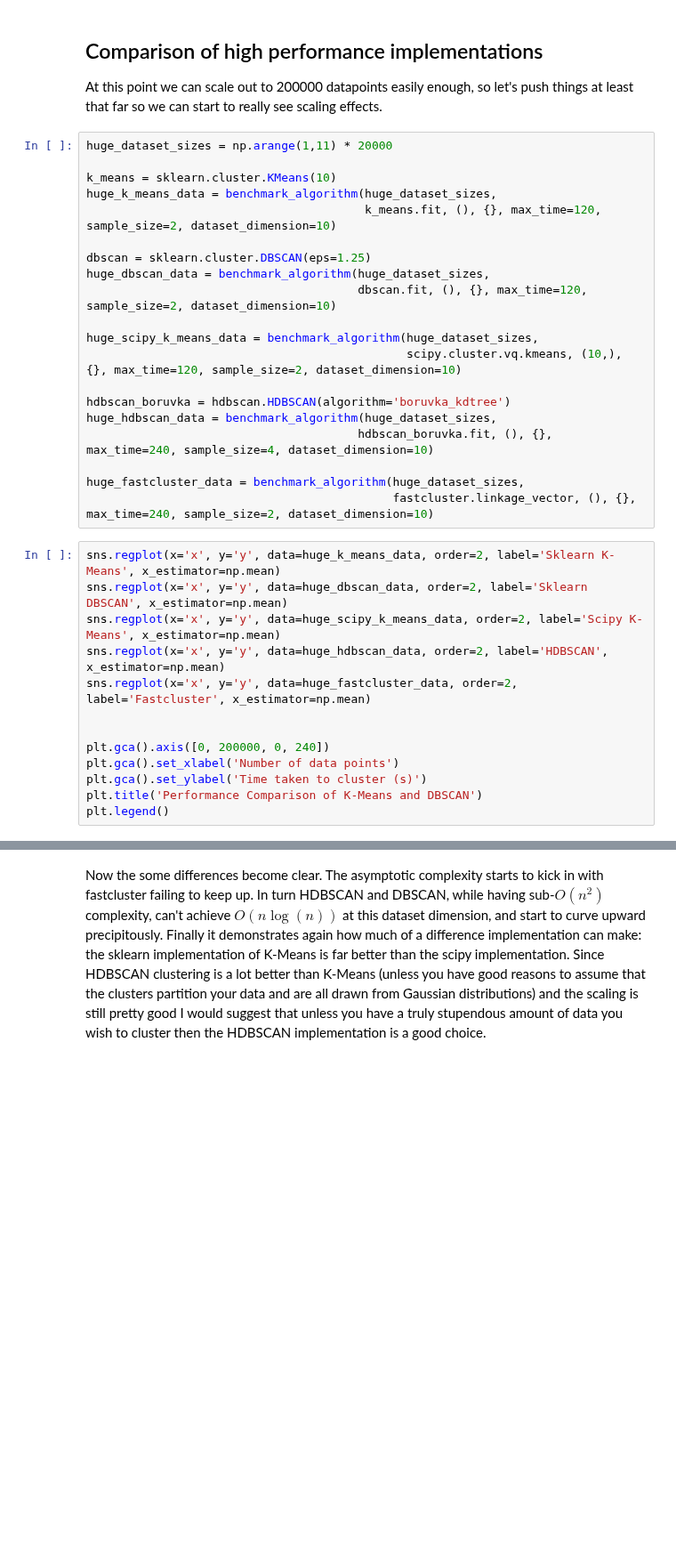
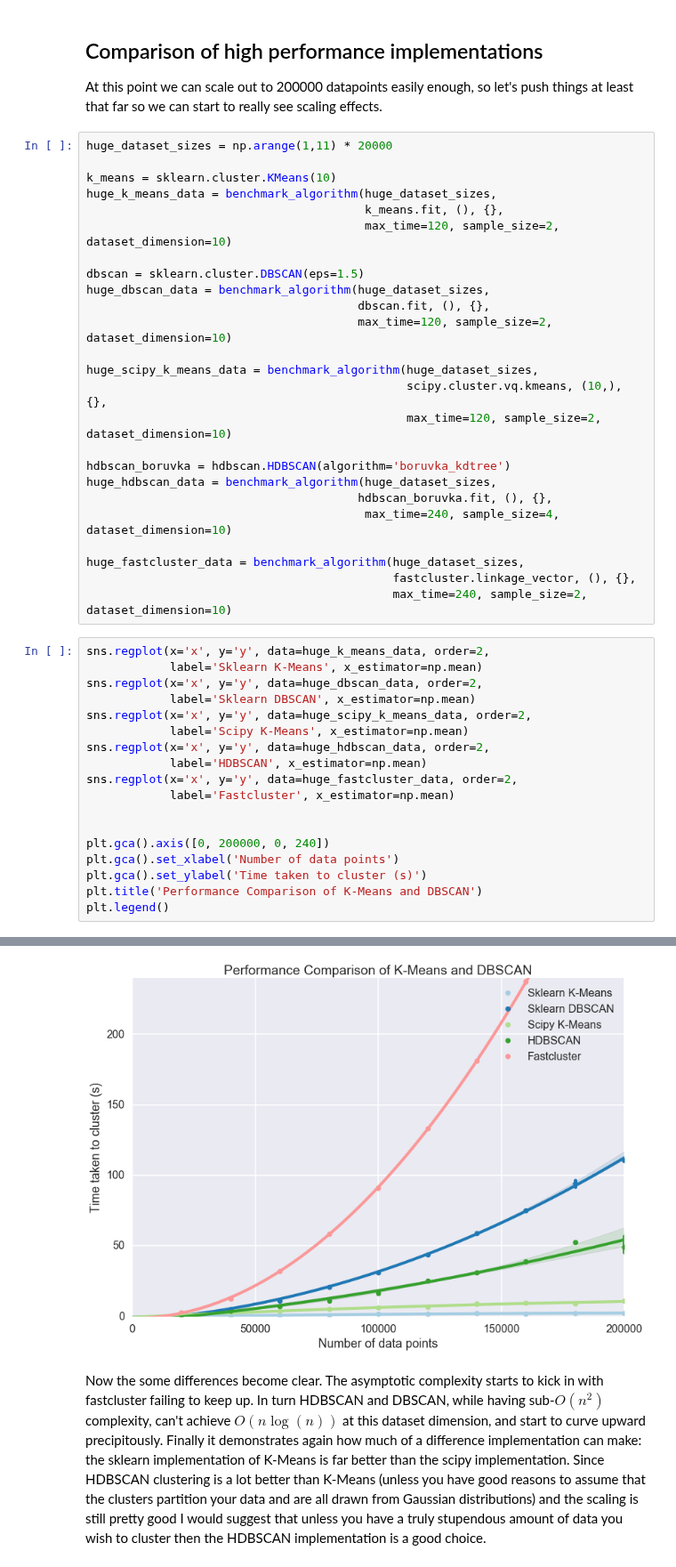
Before and after one commit to scikit-learn-contrib/hdbscan, a Jupyter notebook: notebooks/Benchmarking scalability of clustering implementations-v0.7.ipynb, the cells around one changed output, grey strips where cells are left out. Shown at 89% size. Drawn from its saved outputs; the diff is of its cells as text; blank space fills up the shorter version.

```diff
--- a/notebooks/Benchmarking scalability of clustering implementations-v0.7.ipynb
+++ b/notebooks/Benchmarking scalability of clustering implementations-v0.7.ipynb
@@ -220,27 +278,37 @@ huge_dataset_sizes = np.arange(1,11) * 20000
 
 k_means = sklearn.cluster.KMeans(10)
 huge_k_means_data = benchmark_algorithm(huge_dataset_sizes,
-                                        k_means.fit, (), {}, max_time=120, sample_size=2, dataset_dimension=10)
+                                        k_means.fit, (), {},
+                                        max_time=120, sample_size=2, dataset_dimension=10)
 
-dbscan = sklearn.cluster.DBSCAN(eps=1.25)
+dbscan = sklearn.cluster.DBSCAN(eps=1.5)
 huge_dbscan_data = benchmark_algorithm(huge_dataset_sizes,
-                                       dbscan.fit, (), {}, max_time=120, sample_size=2, dataset_dimension=10)
+                                       dbscan.fit, (), {},
+                                       max_time=120, sample_size=2, dataset_dimension=10)
 
 huge_scipy_k_means_data = benchmark_algorithm(huge_dataset_sizes,
-                                              scipy.cluster.vq.kmeans, (10,), {}, max_time=120, sample_size=2, dataset_dimension=10)
+                                              scipy.cluster.vq.kmeans, (10,), {},
+                                              max_time=120, sample_size=2, dataset_dimension=10)
 
 hdbscan_boruvka = hdbscan.HDBSCAN(algorithm='boruvka_kdtree')
 huge_hdbscan_data = benchmark_algorithm(huge_dataset_sizes,
-                                       hdbscan_boruvka.fit, (), {}, max_time=240, sample_size=4, dataset_dimension=10)
+                                       hdbscan_boruvka.fit, (), {},
+                                        max_time=240, sample_size=4, dataset_dimension=10)
 
 huge_fastcluster_data = benchmark_algorithm(huge_dataset_sizes,
-                                            fastcluster.linkage_vector, (), {}, max_time=240, sample_size=2, dataset_dimension=10)
+                                            fastcluster.linkage_vector, (), {},
+                                            max_time=240, sample_size=2, dataset_dimension=10)
 # %%
-sns.regplot(x='x', y='y', data=huge_k_means_data, order=2, label='Sklearn K-Means', x_estimator=np.mean)
-sns.regplot(x='x', y='y', data=huge_dbscan_data, order=2, label='Sklearn DBSCAN', x_estimator=np.mean)
-sns.regplot(x='x', y='y', data=huge_scipy_k_means_data, order=2, label='Scipy K-Means', x_estimator=np.mean)
-sns.regplot(x='x', y='y', data=huge_hdbscan_data, order=2, label='HDBSCAN', x_estimator=np.mean)
-sns.regplot(x='x', y='y', data=huge_fastcluster_data, order=2, label='Fastcluster', x_estimator=np.mean)
+sns.regplot(x='x', y='y', data=huge_k_means_data, order=2,
+            label='Sklearn K-Means', x_estimator=np.mean)
+sns.regplot(x='x', y='y', data=huge_dbscan_data, order=2,
+            label='Sklearn DBSCAN', x_estimator=np.mean)
+sns.regplot(x='x', y='y', data=huge_scipy_k_means_data, order=2,
+            label='Scipy K-Means', x_estimator=np.mean)
+sns.regplot(x='x', y='y', data=huge_hdbscan_data, order=2,
+            label='HDBSCAN', x_estimator=np.mean)
+sns.regplot(x='x', y='y', data=huge_fastcluster_data, order=2,
+            label='Fastcluster', x_estimator=np.mean)
 
 
 plt.gca().axis([0, 200000, 0, 240])
@@ -248,3 +316,4 @@ plt.gca().set_xlabel('Number of data points')
 plt.gca().set_ylabel('Time taken to cluster (s)')
 plt.title('Performance Comparison of K-Means and DBSCAN')
 plt.legend()
+# %% [output]
@@ -251,3 +321,4 @@ plt.legend()
+[figure, added]
 # %% [markdown]
 Now the some differences become clear. The asymptotic complexity starts to kick in with fastcluster failing to keep up. In turn HDBSCAN and DBSCAN, while having sub-$O(n^2)$ complexity, can't achieve $O(n \log(n))$ at this dataset dimension, and start to curve upward precipitously. Finally it demonstrates again how much of a difference implementation can make: the sklearn implementation of K-Means is far better than the scipy implementation. Since HDBSCAN clustering is a lot better than K-Means (unless you have good reasons to assume that the clusters partition your data and are all drawn from Gaussian distributions) and the scaling is still pretty good I would suggest that unless you have a truly stupendous amount of data you wish to cluster then the HDBSCAN implementation is a good choice.
 # %% [markdown]
```
Also changed, not shown: parts of 10 cells of this notebook, 1 other file.
